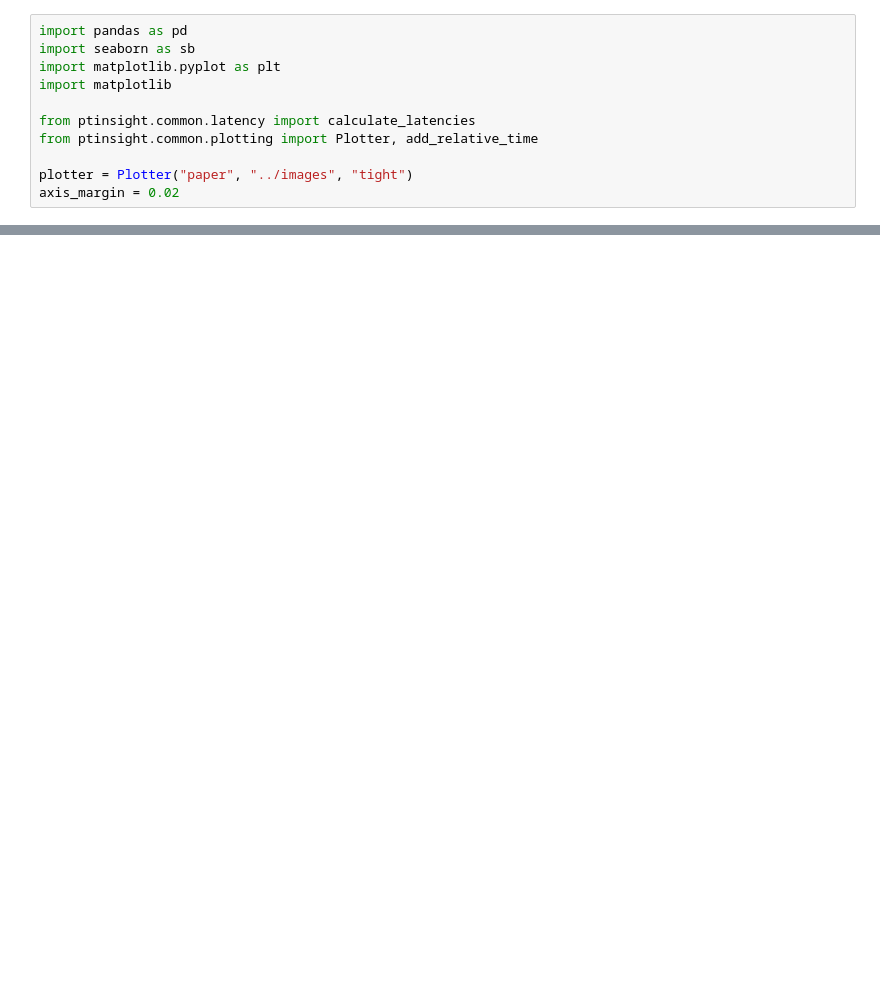
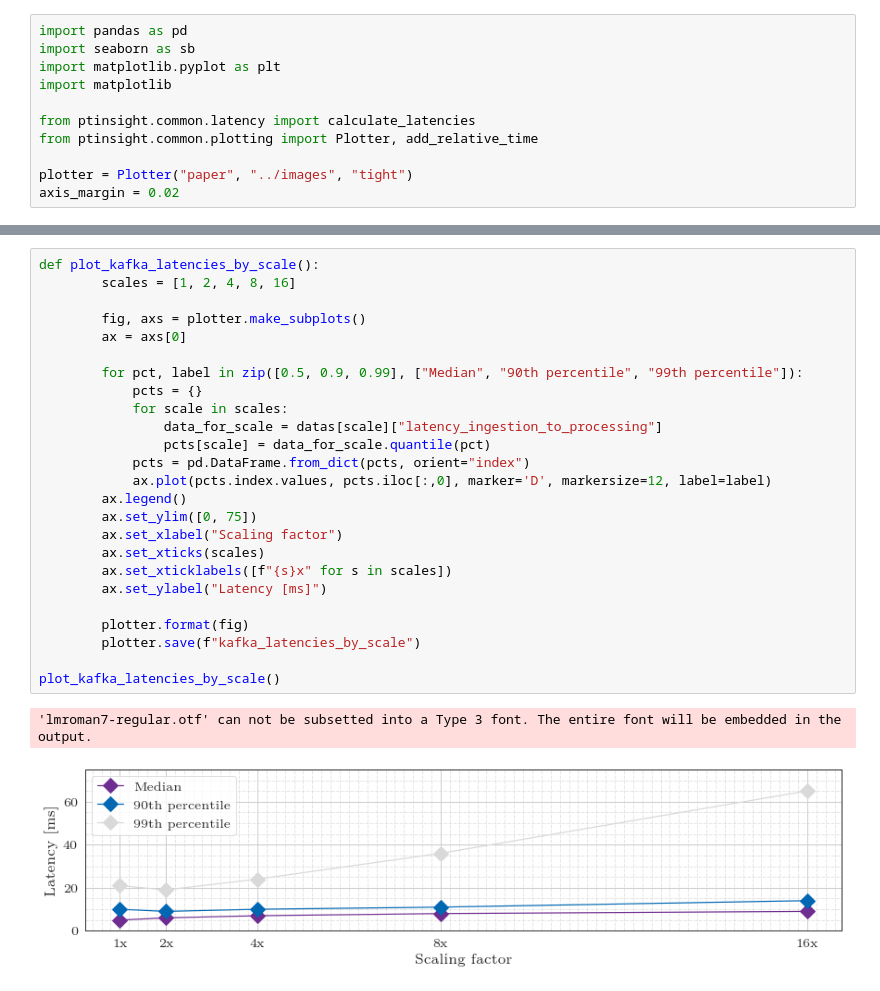
Before and after one commit to DominikStiller/dhbw-bt, a Jupyter notebook: plots/plots.ipynb, the cells around one changed output, grey strips where cells are left out. Drawn from its saved outputs; the diff is of its cells as text; blank space fills up the shorter version.

```diff
--- a/plots/plots.ipynb
+++ b/plots/plots.ipynb
@@ -129,0 +218,28 @@ Name: time_lag, dtype: float64
+# %%
+def plot_kafka_latencies_by_scale():
+        scales = [1, 2, 4, 8, 16]
+
+        fig, axs = plotter.make_subplots()
+        ax = axs[0]
+
+        for pct, label in zip([0.5, 0.9, 0.99], ["Median", "90th percentile", "99th percentile"]):
+            pcts = {}
+            for scale in scales:
+                data_for_scale = datas[scale]["latency_ingestion_to_processing"]
+                pcts[scale] = data_for_scale.quantile(pct)
+            pcts = pd.DataFrame.from_dict(pcts, orient="index")
+            ax.plot(pcts.index.values, pcts.iloc[:,0], marker='D', markersize=12, label=label)
+        ax.legend()
+        ax.set_ylim([0, 75])
+        ax.set_xlabel("Scaling factor")
+        ax.set_xticks(scales)
+        ax.set_xticklabels([f"{s}x" for s in scales])
+        ax.set_ylabel("Latency [ms]")
+
+        plotter.format(fig)
+        plotter.save(f"kafka_latencies_by_scale")
+
+plot_kafka_latencies_by_scale()
+# %% [output]
+'lmroman7-regular.otf' can not be subsetted into a Type 3 font. The entire font will be embedded in the output.
+[figure, added]
```
Also changed, not shown: parts of 14 cells of this notebook, 39 other files.
